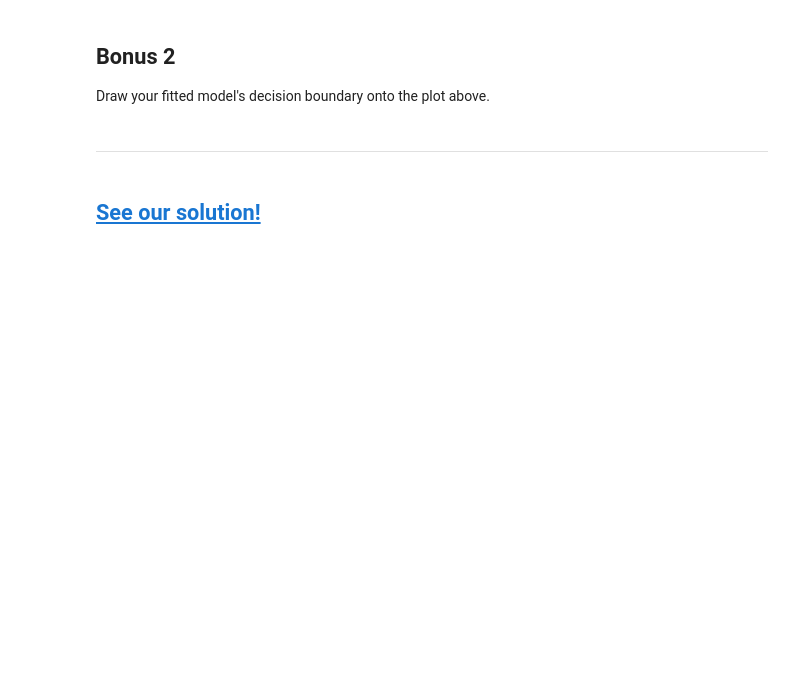
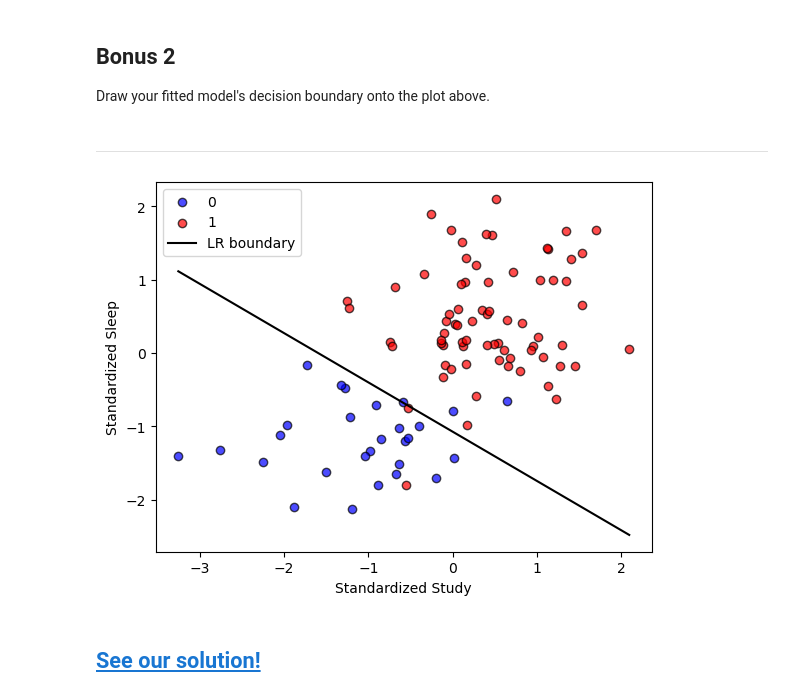
Before and after one commit to nranthony/problemsets_solutions, a Jupyter notebook: pytorch/basic-models/pass-or-fail.ipynb, the cells around one changed output. Drawn from its saved outputs; the diff is of its cells as text; code cells hidden in the pictures; blank space fills up the shorter version.

```diff
--- a/pytorch/basic-models/pass-or-fail.ipynb
+++ b/pytorch/basic-models/pass-or-fail.ipynb
@@ -102,2 +219,25 @@ Draw your fitted model's decision boundary onto the plot above.
+# %%
+# w0*x0 + w1*x1 + b = 0
+# solve:
+# x1 = - (w0*x0 + b) / w1  ---  becomes boundary in  study = f(sleep); x1 = f(x0)
+
+w = lr_model.fc.weight.cpu().detach().numpy()[0]
+b = lr_model.fc.bias.cpu().detach().numpy()[0]
+x0_abscissa = np.linspace(X[:,0].min(), X[:,0].max(), 2)
+x1_boundary = - ( w[0] * x0_abscissa + b ) / w[1]
+# %%
+label_colors = {0:'blue', 1:'red'}
+for label, color in label_colors.items():
+    plt.scatter(X[y == label, 0],
+                X[y == label, 1],
+                label=f'{label}',
+                color=color, alpha=0.7, edgecolor='k')
+plt.plot(x0_abscissa, x1_boundary, color='black', label='LR boundary')
+plt.ylabel('Standardized Sleep')
+plt.xlabel('Standardized Study')
+plt.legend()
+plt.show()
+# %% [output]
+[figure, added]
 # %% [markdown]
 ## [See our solution!](https://www.practiceprobs.com/problemsets/pytorch/basic-models/pass-or-fail/solution/)
```
Also changed, not shown: parts of 10 cells of this notebook.
